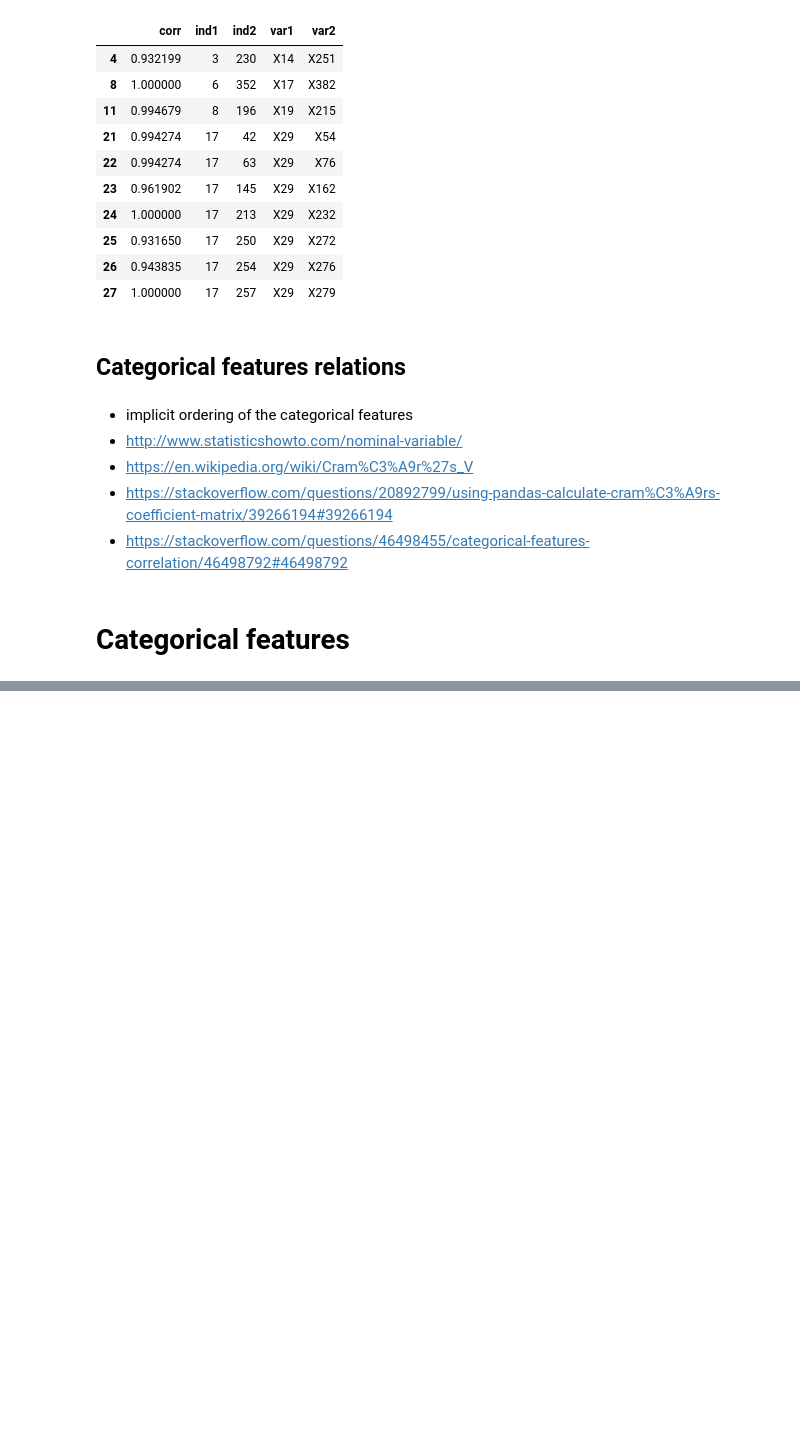
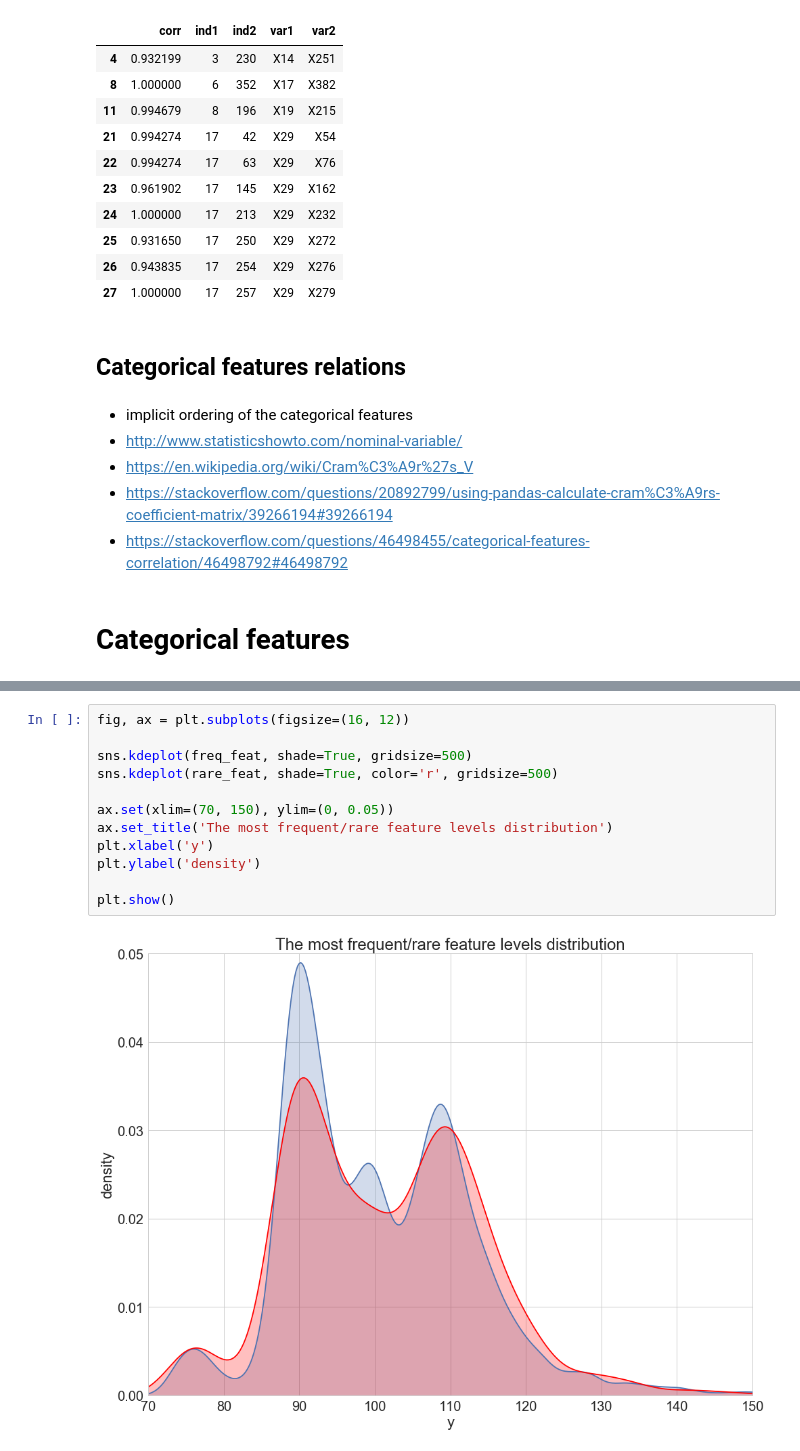
Before and after one commit to rpanasiuk/Machine-learning, a Jupyter notebook: greener_manufacturing/Mercedes.ipynb, the cells around one changed output, grey strips where cells are left out. Drawn from its saved outputs; the diff is of its cells as text; blank space fills up the shorter version.

```diff
--- a/greener_manufacturing/Mercedes.ipynb
+++ b/greener_manufacturing/Mercedes.ipynb
@@ -350,0 +458,14 @@ feat_lvl_df
+# %%
+fig, ax = plt.subplots(figsize=(16, 12))
+
+sns.kdeplot(freq_feat, shade=True, gridsize=500)
+sns.kdeplot(rare_feat, shade=True, color='r', gridsize=500)
+
+ax.set(xlim=(70, 150), ylim=(0, 0.05))
+ax.set_title('The most frequent/rare feature levels distribution')
+plt.xlabel('y')
+plt.ylabel('density')
+
+plt.show()
+# %% [output]
+[figure, added]
```
Also changed, not shown: parts of 19 cells of this notebook.
